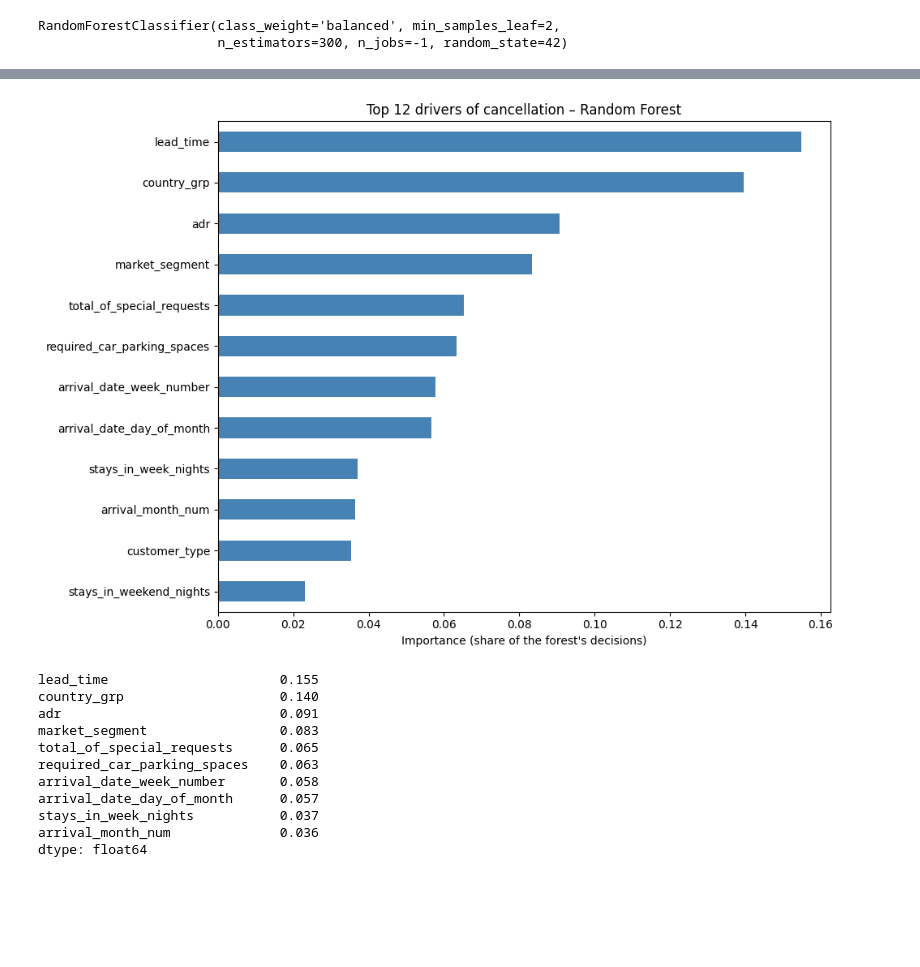
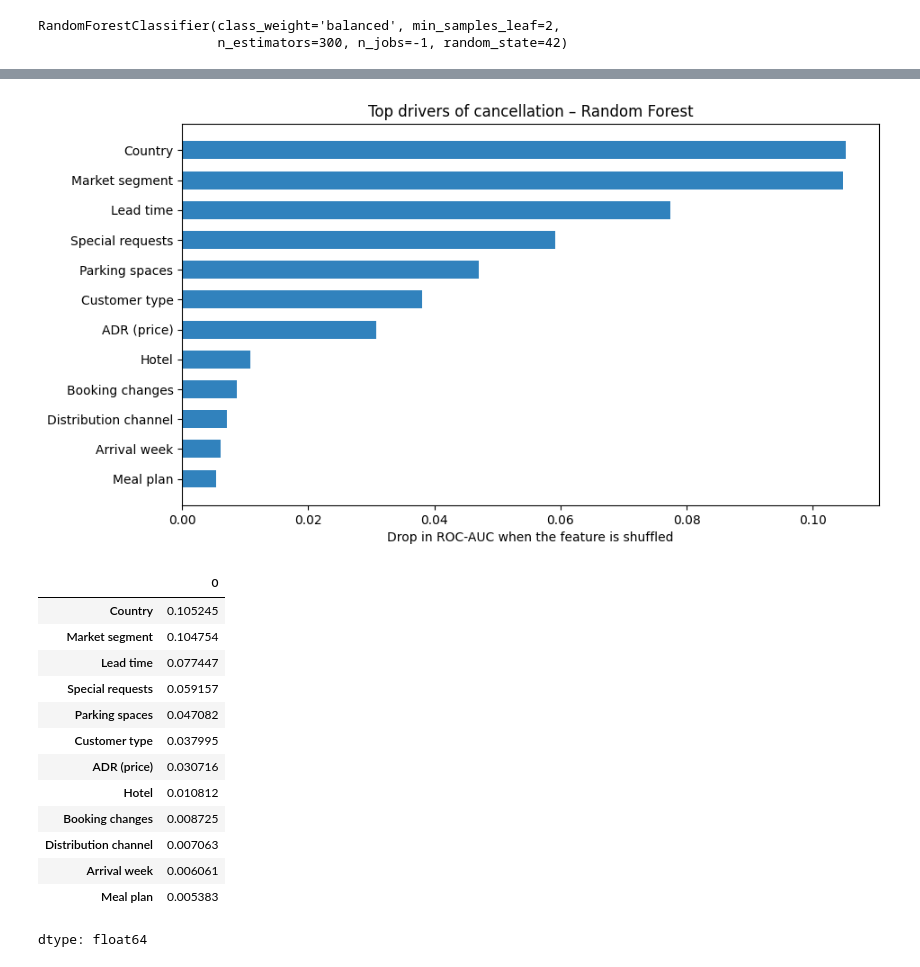
Before and after one commit to atticusptp-cloud/CAPSTONE, a Jupyter notebook: capstone_analysis.ipynb, the cells around one changed output, grey strips where cells are left out. Saved outputs shown, nothing was run; the diff lists cells and outputs as text; code cells hidden in the pictures; blank space fills up the shorter version.

```diff
--- a/capstone_analysis.ipynb
+++ b/capstone_analysis.ipynb
@@ -1225,32 +1319,39 @@ plt.show()
-# %%
-importance = pd.Series(rf.feature_importances_, index=X.columns)
-
-def original_column(name):
-    for col in text_features:
-        if name.startswith(col + "_"):
-            return col
-    return name
-
-importance_grouped = importance.groupby([original_column(c) for c in importance.index]).sum().sort_values()
-
-plt.figure(figsize=(10, 7))
-importance_grouped.tail(12).plot(kind="barh", color="steelblue")
-plt.title("Top 12 drivers of cancellation – Random Forest")
-plt.xlabel("Importance (share of the forest's decisions)")
-plt.tight_layout()
-plt.show()
-
-print(round(importance_grouped.sort_values(ascending=False).head(10), 3))
-# %% [output]
-[figure, removed]
-lead_time                      0.155
-country_grp                    0.140
-adr                            0.091
-market_segment                 0.083
-total_of_special_requests      0.065
-required_car_parking_spaces    0.063
-arrival_date_week_number       0.058
-arrival_date_day_of_month      0.057
-stays_in_week_nights           0.037
-arrival_month_num              0.036
-dtype: float64
+# %%
+# Feature importance (permutation importance on the original columns, measured on a test sample)
+sample = X_test.sample(6000, random_state=1); ys = y_test.loc[sample.index]
+pi = permutation_importance(best, sample, ys, scoring="roc_auc", n_repeats=5, random_state=42, n_jobs=-1)
+imp = pd.Series(pi.importances_mean, index=sample.columns).sort_values(ascending=True).tail(12)
+NICE = {"country_grp": "Country", "market_segment": "Market segment", "lead_time": "Lead time",
+        "total_of_special_requests": "Special requests", "required_car_parking_spaces": "Parking spaces",
+        "customer_type": "Customer type", "adr": "ADR (price)", "hotel": "Hotel", "booking_changes": "Booking changes",
+        "distribution_channel": "Distribution channel", "arrival_date_week_number": "Arrival week",
+        "meal": "Meal plan", "deposit_type": "Deposit type", "previous_cancellations": "Previous cancellations",
+        "arrival_month_num": "Arrival month", "has_agent": "Booked via agent", "stays_in_week_nights": "Week nights",
+        "stays_in_weekend_nights": "Weekend nights", "arrival_date_day_of_month": "Arrival day", "adults": "Adults",
+        "previous_bookings_not_canceled": "Previous stays", "days_in_waiting_list": "Waiting-list days"}
+imp.index = [NICE.get(c, c) for c in imp.index]
+imp.to_csv(PROC / "feature_importance.csv")
+
+fig, ax = plt.subplots(figsize=(10, 5.5))
+ax.barh(imp.index, imp.values, color=CITY, height=0.6)
+ax.set_xlabel("Drop in ROC-AUC when the feature is shuffled"); ax.grid(axis="y", visible=False)
+ax.set_title(f"Top drivers of cancellation – {best_name}")
+plt.savefig("m_importance.png", dpi=300, bbox_inches="tight")
+plt.show()
+imp.sort_values(ascending=False)
+# %% [output]
+[figure, added]
+|  | 0 |
+| Country | 0.105245 |
+| Market segment | 0.104754 |
+| Lead time | 0.077447 |
+| Special requests | 0.059157 |
+| Parking spaces | 0.047082 |
+| Customer type | 0.037995 |
+| ADR (price) | 0.030716 |
+| Hotel | 0.010812 |
+| Booking changes | 0.008725 |
+| Distribution channel | 0.007063 |
+| Arrival week | 0.006061 |
+| Meal plan | 0.005383 |
+dtype: float64
```
Also changed, not shown: parts of 10 cells of this notebook.
